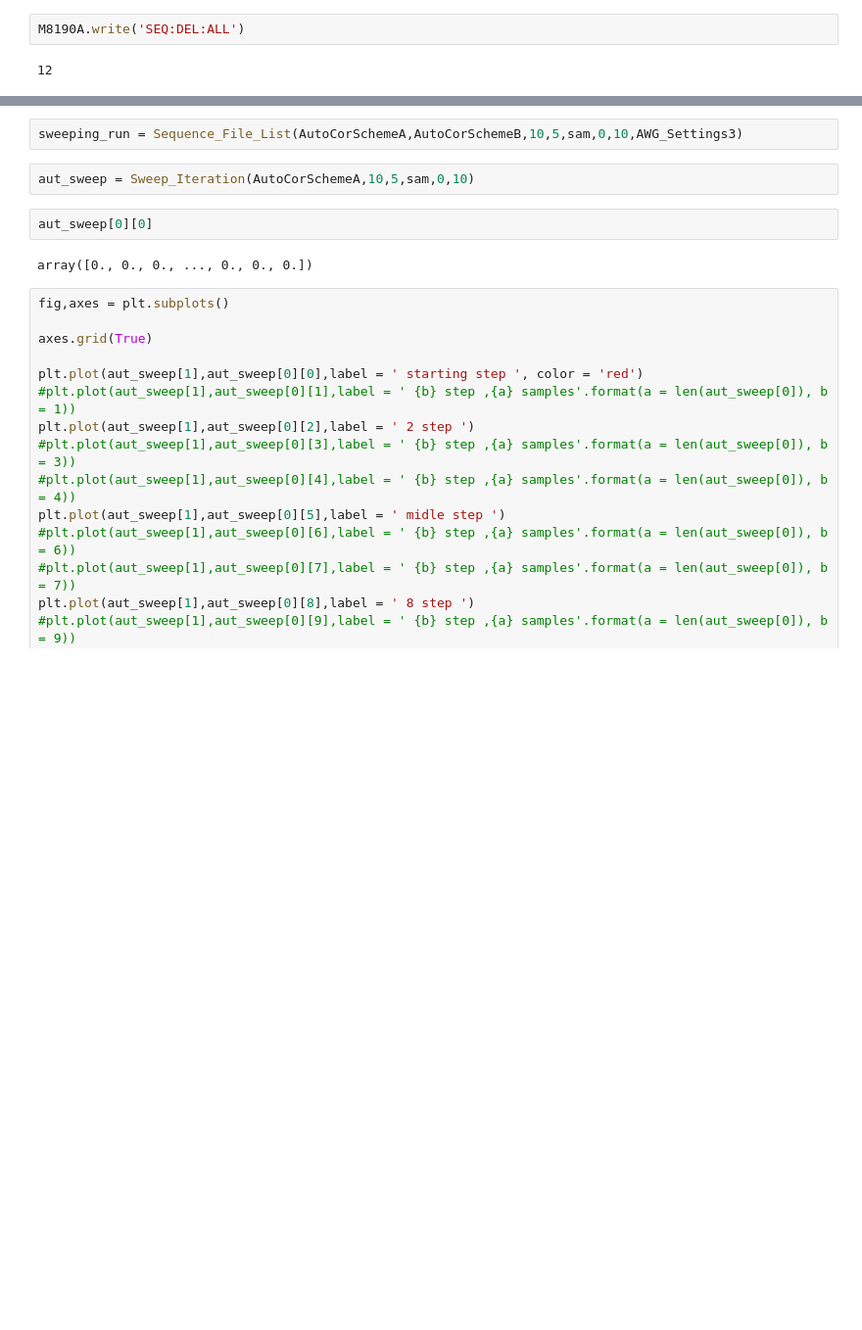
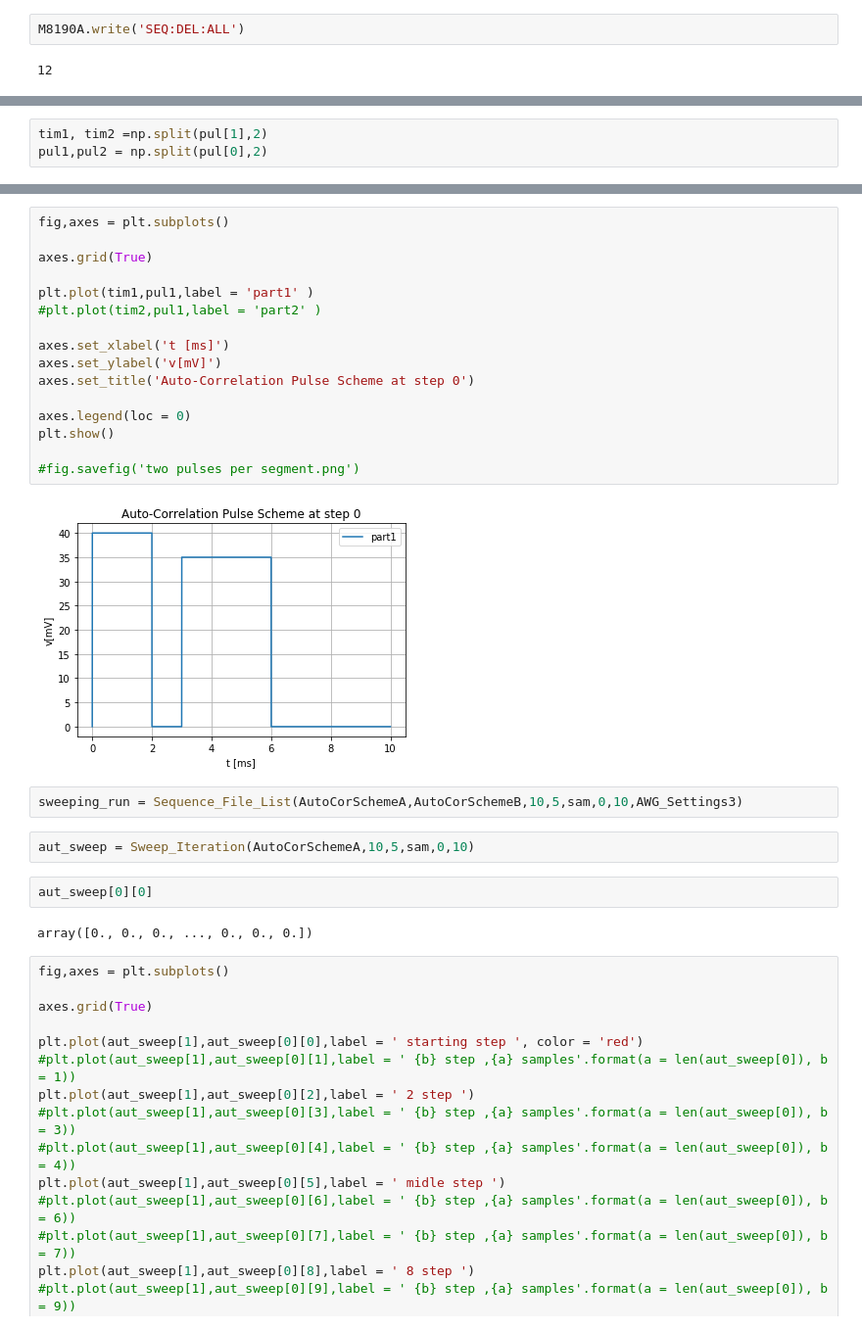
Before and after one commit to Holcan/STM, a Jupyter notebook: M8190/Autocorrelation -multiple pulses per segment.ipynb, the cells around one changed output, grey strips where cells are left out. Shown at 98% size. Cells and saved outputs as stored; diff of their text form; blank space fills up the shorter version.

```diff
--- a/M8190/Autocorrelation -multiple pulses per segment.ipynb
+++ b/M8190/Autocorrelation -multiple pulses per segment.ipynb
@@ -567,0 +481,3 @@ plt.show()
+# %%
+tim1, tim2 =np.split(pul[1],2)
+pul1,pul2 = np.split(pul[0],2)
@@ -568,3 +490,21 @@ plt.show()
+# %%
+fig,axes = plt.subplots()
+
+axes.grid(True)
+
+plt.plot(tim1,pul1,label = 'part1' )
+#plt.plot(tim2,pul1,label = 'part2' )
+
+axes.set_xlabel('t [ms]')
+axes.set_ylabel('v[mV]')
+axes.set_title('Auto-Correlation Pulse Scheme at step 0')
+
+axes.legend(loc = 0)
+plt.show()
+
+#fig.savefig('two pulses per segment.png')
+# %% [output]
+[figure, added]
 # %%
 sweeping_run = Sequence_File_List(AutoCorSchemeA,AutoCorSchemeB,10,5,sam,0,10,AWG_Settings3)
 # %%
```
Also changed, not shown: parts of 49 cells of this notebook, 17 other files.
